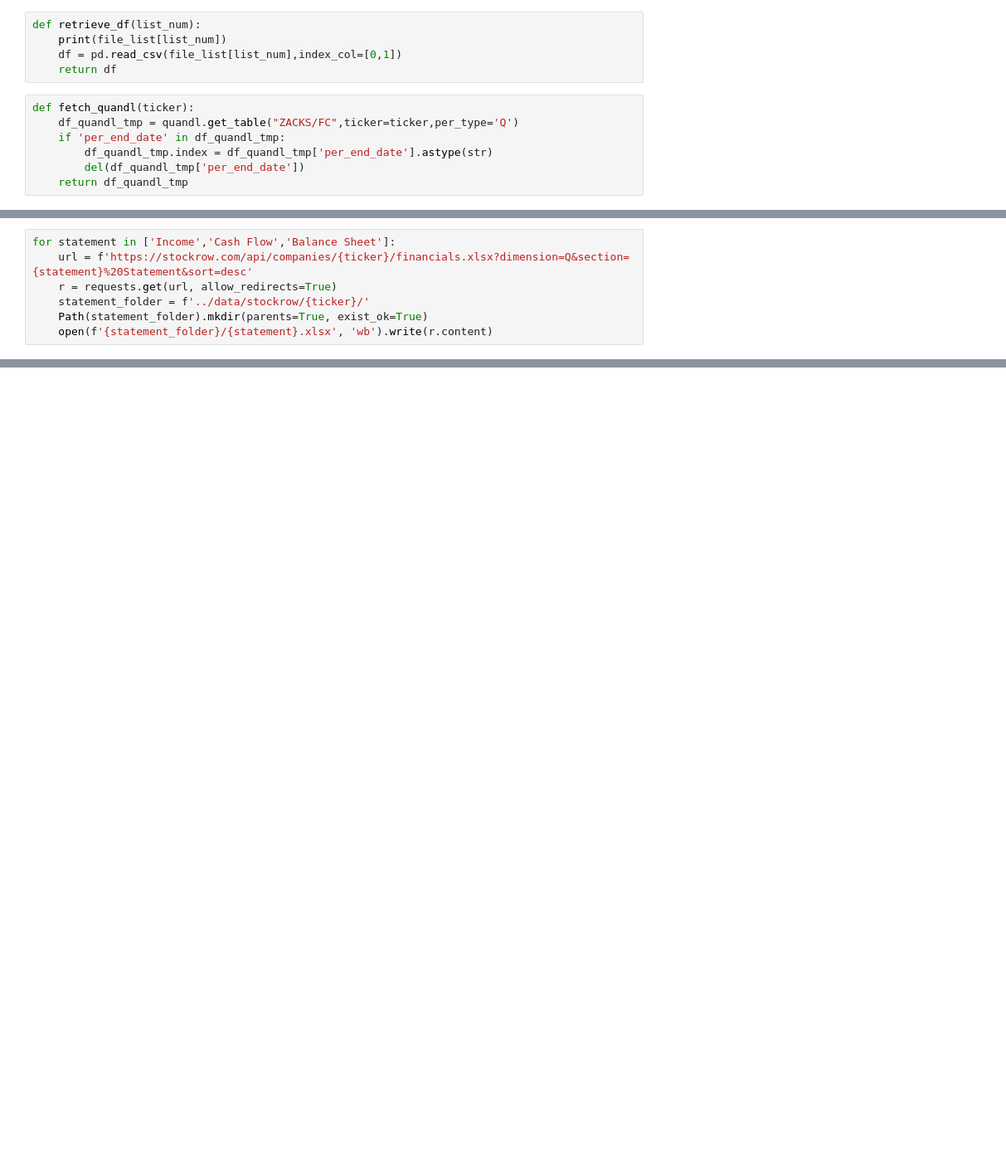
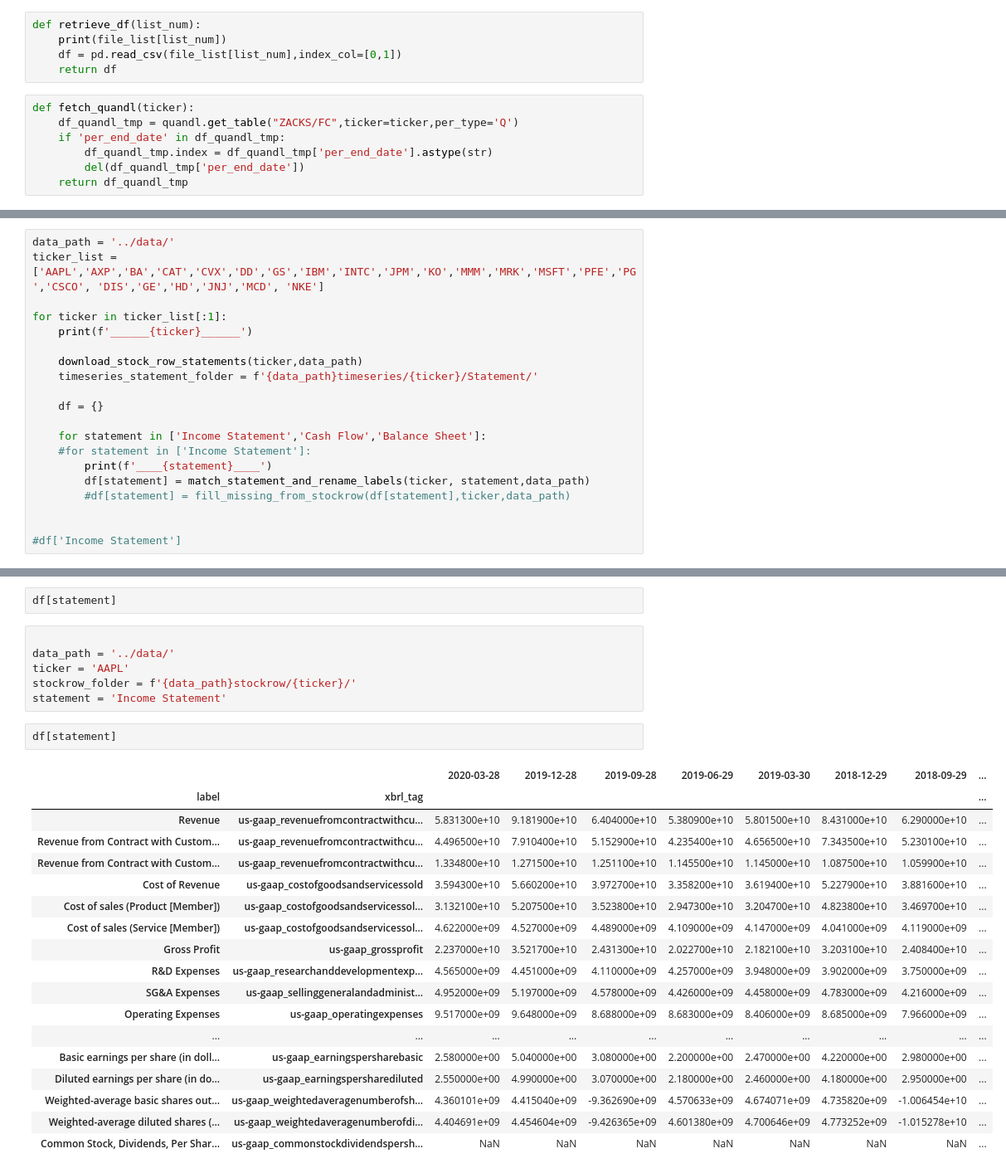
Before and after one commit to antgoldbloom/XBRL_Parser, a Jupyter notebook: view_csvs.ipynb, the cells around one changed output, grey strips where cells are left out. Shown: that part at 83% size. Saved outputs shown, nothing was run; the diff lists cells and outputs as text; blank space fills up the shorter version.

Commit message:
added stockrow for post processing

```diff
--- a/view_csvs.ipynb
+++ b/view_csvs.ipynb
@@ -135,7 +46,0 @@ mapping_dict
-# %%
-for statement in ['Income','Cash Flow','Balance Sheet']:
-    url = f'https://stockrow.com/api/companies/{ticker}/financials.xlsx?dimension=Q&section={statement}%20Statement&sort=desc'
-    r = requests.get(url, allow_redirects=True)
-    statement_folder = f'../data/stockrow/{ticker}/'
-    Path(statement_folder).mkdir(parents=True, exist_ok=True)
-    open(f'{statement_folder}/{statement}.xlsx', 'wb').write(r.content)
@@ -145,0 +186,20 @@ b'PK\x03\x04\x14\x00\x00\x00\x08\x00\x00\x98\x9f\xeb\xf6\x8b\x9e\xa1 \x01\x00\x0
+# %%
+data_path = '../data/'
+ticker_list = ['AAPL','AXP','BA','CAT','CVX','DD','GS','IBM','INTC','JPM','KO','MMM','MRK','MSFT','PFE','PG','CSCO', 'DIS','GE','HD','JNJ','MCD', 'NKE']
+
+for ticker in ticker_list[:1]:
+    print(f'______{ticker}______')
+
+    download_stock_row_statements(ticker,data_path)
+    timeseries_statement_folder = f'{data_path}timeseries/{ticker}/Statement/'
+
+    df = {}
+
+    for statement in ['Income Statement','Cash Flow','Balance Sheet']:
+    #for statement in ['Income Statement']:
+        print(f'____{statement}____')
+        df[statement] = match_statement_and_rename_labels(ticker, statement,data_path)
+        #df[statement] = fill_missing_from_stockrow(df[statement],ticker,data_path)
+
+
+#df['Income Statement']
@@ -145,0 +214,29 @@ b'PK\x03\x04\x14\x00\x00\x00\x08\x00\x00\x98\x9f\xeb\xf6\x8b\x9e\xa1 \x01\x00\x0
+# %%
+df[statement]
+# %%
+
+data_path = '../data/'
+ticker = 'AAPL'
+stockrow_folder = f'{data_path}stockrow/{ticker}/'
+statement = 'Income Statement'
+# %%
+df[statement]
+# %% [output]
+|  |  | 2020-03-28 | 2019-12-28 | 2019-09-28 | 2019-06-29 | 2019-03-30 | 2018-12-29 | 2018-09-29 | ... |
+| label | xbrl_tag |  |  |  |  |  |  |  | ... |
+| Revenue | us-gaap_revenuefromcontractwithcu... | 5.831300e+10 | 9.181900e+10 | 6.404000e+10 | 5.380900e+10 | 5.801500e+10 | 8.431000e+10 | 6.290000e+10 | ... |
+| Revenue from Contract with Custom... | us-gaap_revenuefromcontractwithcu... | 4.496500e+10 | 7.910400e+10 | 5.152900e+10 | 4.235400e+10 | 4.656500e+10 | 7.343500e+10 | 5.230100e+10 | ... |
+| Revenue from Contract with Custom... | us-gaap_revenuefromcontractwithcu... | 1.334800e+10 | 1.271500e+10 | 1.251100e+10 | 1.145500e+10 | 1.145000e+10 | 1.087500e+10 | 1.059900e+10 | ... |
+| Cost of Revenue | us-gaap_costofgoodsandservicessold | 3.594300e+10 | 5.660200e+10 | 3.972700e+10 | 3.358200e+10 | 3.619400e+10 | 5.227900e+10 | 3.881600e+10 | ... |
+| Cost of sales (Product [Member]) | us-gaap_costofgoodsandservicessol... | 3.132100e+10 | 5.207500e+10 | 3.523800e+10 | 2.947300e+10 | 3.204700e+10 | 4.823800e+10 | 3.469700e+10 | ... |
+| Cost of sales (Service [Member]) | us-gaap_costofgoodsandservicessol... | 4.622000e+09 | 4.527000e+09 | 4.489000e+09 | 4.109000e+09 | 4.147000e+09 | 4.041000e+09 | 4.119000e+09 | ... |
+| Gross Profit | us-gaap_grossprofit | 2.237000e+10 | 3.521700e+10 | 2.431300e+10 | 2.022700e+10 | 2.182100e+10 | 3.203100e+10 | 2.408400e+10 | ... |
+| R&D Expenses | us-gaap_researchanddevelopmentexp... | 4.565000e+09 | 4.451000e+09 | 4.110000e+09 | 4.257000e+09 | 3.948000e+09 | 3.902000e+09 | 3.750000e+09 | ... |
+| SG&A Expenses | us-gaap_sellinggeneralandadminist... | 4.952000e+09 | 5.197000e+09 | 4.578000e+09 | 4.426000e+09 | 4.458000e+09 | 4.783000e+09 | 4.216000e+09 | ... |
+| Operating Expenses | us-gaap_operatingexpenses | 9.517000e+09 | 9.648000e+09 | 8.688000e+09 | 8.683000e+09 | 8.406000e+09 | 8.685000e+09 | 7.966000e+09 | ... |
+| ... | ... | ... | ... | ... | ... | ... | ... | ... | ... |
+| Basic earnings per share (in doll... | us-gaap_earningspersharebasic | 2.580000e+00 | 5.040000e+00 | 3.080000e+00 | 2.200000e+00 | 2.470000e+00 | 4.220000e+00 | 2.980000e+00 | ... |
+| Diluted earnings per share (in do... | us-gaap_earningspersharediluted | 2.550000e+00 | 4.990000e+00 | 3.070000e+00 | 2.180000e+00 | 2.460000e+00 | 4.180000e+00 | 2.950000e+00 | ... |
+| Weighted-average basic shares out... | us-gaap_weightedaveragenumberofsh... | 4.360101e+09 | 4.415040e+09 | -9.362690e+09 | 4.570633e+09 | 4.674071e+09 | 4.735820e+09 | -1.006454e+10 | ... |
+| Weighted-average diluted shares (... | us-gaap_weightedaveragenumberofdi... | 4.404691e+09 | 4.454604e+09 | -9.426365e+09 | 4.601380e+09 | 4.700646e+09 | 4.773252e+09 | -1.015278e+10 | ... |
+| Common Stock, Dividends, Per Shar... | us-gaap_commonstockdividendspersh... | NaN | NaN | NaN | NaN | NaN | NaN | NaN | ... |
```
Also changed, not shown: parts of 15 cells of this notebook, 6 other files.
